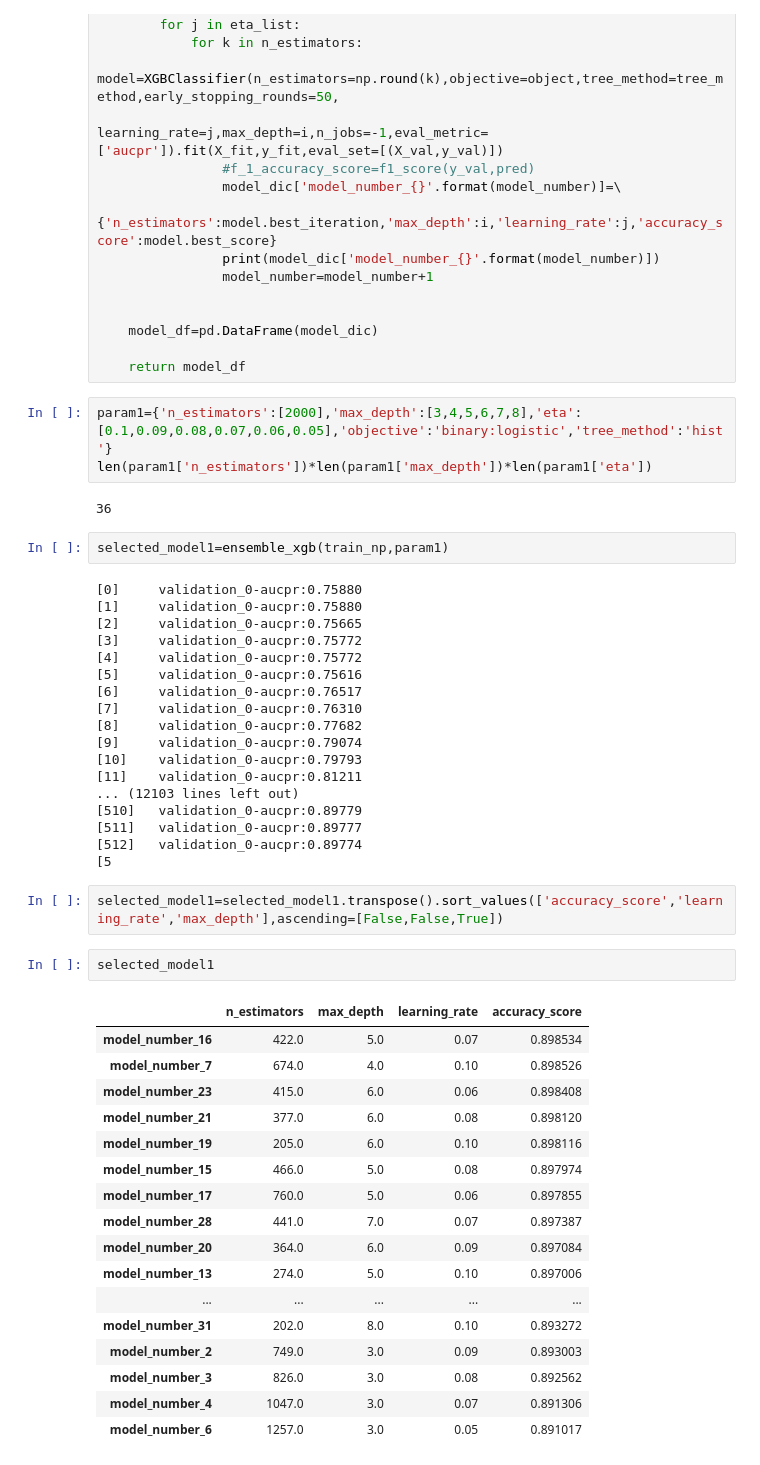
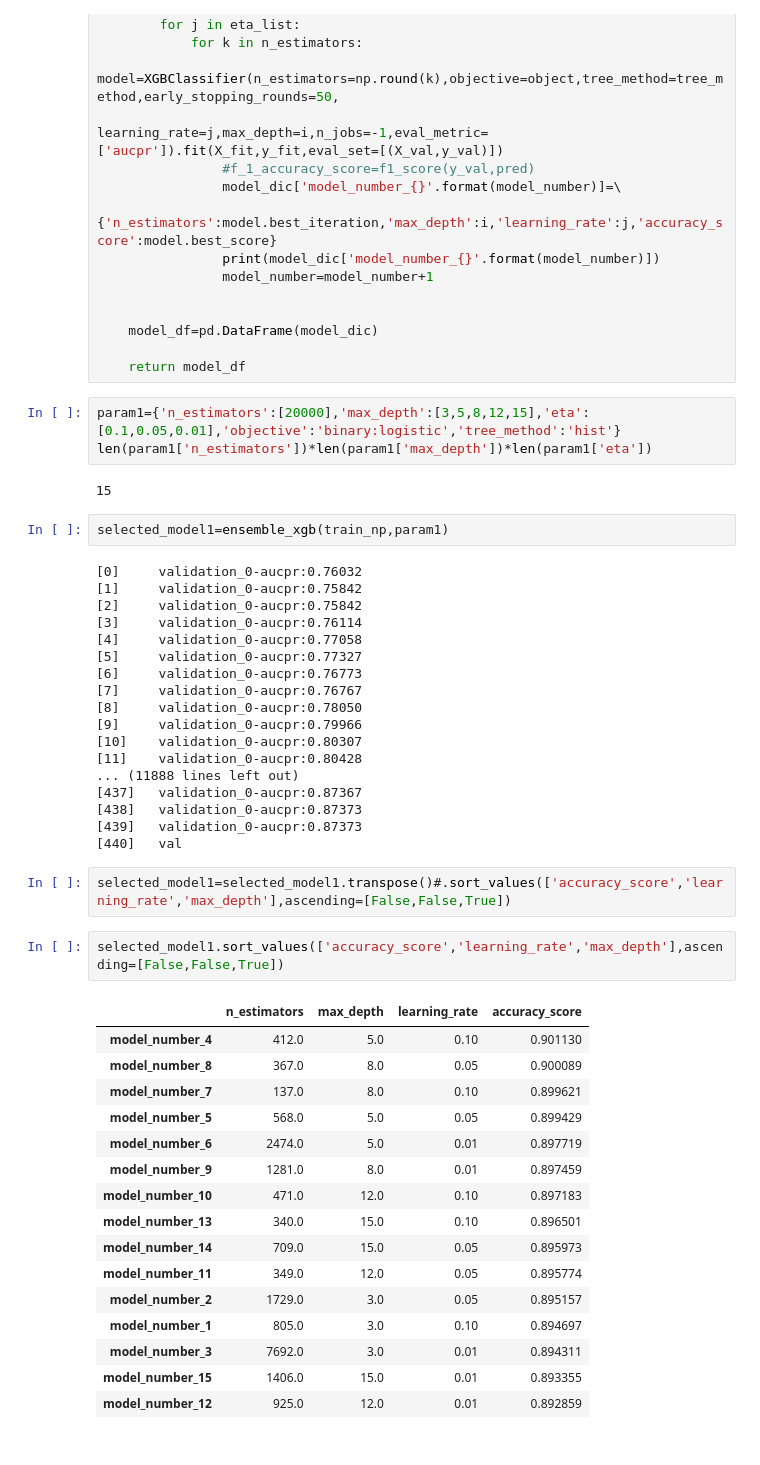
Before and after one commit to spirnia/Credit-Risk-Modeling, a Jupyter notebook: notebook/kaggle_pd_estimation/xgboost.ipynb, the cells around one changed output. Saved outputs shown, nothing was run; the diff lists cells and outputs as text.

```diff
--- a/notebook/kaggle_pd_estimation/xgboost.ipynb
+++ b/notebook/kaggle_pd_estimation/xgboost.ipynb
@@ -79,52 +79,51 @@ def ensemble_xgb(train_np,params,test_size=0.3):
 
     return model_df
 # %%
-param1={'n_estimators':[2000],'max_depth':[3,4,5,6,7,8],'eta':[0.1,0.09,0.08,0.07,0.06,0.05],'objective':'binary:logistic','tree_method':'hist'}
+param1={'n_estimators':[20000],'max_depth':[3,5,8,12,15],'eta':[0.1,0.05,0.01],'objective':'binary:logistic','tree_method':'hist'}
 len(param1['n_estimators'])*len(param1['max_depth'])*len(param1['eta'])
 # %% [output]
-36
+15
 # %%
 selected_model1=ensemble_xgb(train_np,param1)
 # %% [output]
-[0]     validation_0-aucpr:0.75880
-[1]     validation_0-aucpr:0.75880
-[2]     validation_0-aucpr:0.75665
-[3]     validation_0-aucpr:0.75772
-[4]     validation_0-aucpr:0.75772
-[5]     validation_0-aucpr:0.75616
-[6]     validation_0-aucpr:0.76517
-[7]     validation_0-aucpr:0.76310
-[8]     validation_0-aucpr:0.77682
-[9]     validation_0-aucpr:0.79074
-[10]    validation_0-aucpr:0.79793
-[11]    validation_0-aucpr:0.81211
-... (12103 lines left out)
-[510]   validation_0-aucpr:0.89779
-[511]   validation_0-aucpr:0.89777
-[512]   validation_0-aucpr:0.89774
-[5
+[0]     validation_0-aucpr:0.76032
+[1]     validation_0-aucpr:0.75842
+[2]     validation_0-aucpr:0.75842
+[3]     validation_0-aucpr:0.76114
+[4]     validation_0-aucpr:0.77058
+[5]     validation_0-aucpr:0.77327
+[6]     validation_0-aucpr:0.76773
+[7]     validation_0-aucpr:0.76767
+[8]     validation_0-aucpr:0.78050
+[9]     validation_0-aucpr:0.79966
+[10]    validation_0-aucpr:0.80307
+[11]    validation_0-aucpr:0.80428
+... (11888 lines left out)
+[437]   validation_0-aucpr:0.87367
+[438]   validation_0-aucpr:0.87373
+[439]   validation_0-aucpr:0.87373
+[440]   val
 # %%
-selected_model1=selected_model1.transpose().sort_values(['accuracy_score','learning_rate','max_depth'],ascending=[False,False,True])
+selected_model1=selected_model1.transpose()#.sort_values(['accuracy_score','learning_rate','max_depth'],ascending=[False,False,True])
-# %%
-selected_model1
-# %% [output]
-|  | n_estimators | max_depth | learning_rate | accuracy_score |
-| model_number_16 | 422.0 | 5.0 | 0.07 | 0.898534 |
-| model_number_7 | 674.0 | 4.0 | 0.10 | 0.898526 |
-| model_number_23 | 415.0 | 6.0 | 0.06 | 0.898408 |
-| model_number_21 | 377.0 | 6.0 | 0.08 | 0.898120 |
-| model_number_19 | 205.0 | 6.0 | 0.10 | 0.898116 |
-| model_number_15 | 466.0 | 5.0 | 0.08 | 0.897974 |
-| model_number_17 | 760.0 | 5.0 | 0.06 | 0.897855 |
-| model_number_28 | 441.0 | 7.0 | 0.07 | 0.897387 |
-| model_number_20 | 364.0 | 6.0 | 0.09 | 0.897084 |
-| model_number_13 | 274.0 | 5.0 | 0.10 | 0.897006 |
-| ... | ... | ... | ... | ... |
-| model_number_31 | 202.0 | 8.0 | 0.10 | 0.893272 |
-| model_number_2 | 749.0 | 3.0 | 0.09 | 0.893003 |
-| model_number_3 | 826.0 | 3.0 | 0.08 | 0.892562 |
-| model_number_4 | 1047.0 | 3.0 | 0.07 | 0.891306 |
-| model_number_6 | 1257.0 | 3.0 | 0.05 | 0.891017 |
+# %%
+selected_model1.sort_values(['accuracy_score','learning_rate','max_depth'],ascending=[False,False,True])
+# %% [output]
+|  | n_estimators | max_depth | learning_rate | accuracy_score |
+| model_number_4 | 412.0 | 5.0 | 0.10 | 0.901130 |
+| model_number_8 | 367.0 | 8.0 | 0.05 | 0.900089 |
+| model_number_7 | 137.0 | 8.0 | 0.10 | 0.899621 |
+| model_number_5 | 568.0 | 5.0 | 0.05 | 0.899429 |
+| model_number_6 | 2474.0 | 5.0 | 0.01 | 0.897719 |
+| model_number_9 | 1281.0 | 8.0 | 0.01 | 0.897459 |
+| model_number_10 | 471.0 | 12.0 | 0.10 | 0.897183 |
+| model_number_13 | 340.0 | 15.0 | 0.10 | 0.896501 |
+| model_number_14 | 709.0 | 15.0 | 0.05 | 0.895973 |
+| model_number_11 | 349.0 | 12.0 | 0.05 | 0.895774 |
+| model_number_2 | 1729.0 | 3.0 | 0.05 | 0.895157 |
+| model_number_1 | 805.0 | 3.0 | 0.10 | 0.894697 |
+| model_number_3 | 7692.0 | 3.0 | 0.01 | 0.894311 |
+| model_number_15 | 1406.0 | 15.0 | 0.01 | 0.893355 |
+| model_number_12 | 925.0 | 12.0 | 0.01 | 0.892859 |
 # %%
 train_np2=make_balance(train_np)
 X_train=train_np2[:,:-1]
```
Also changed, not shown: parts of 13 cells of this notebook, 1 other file.
